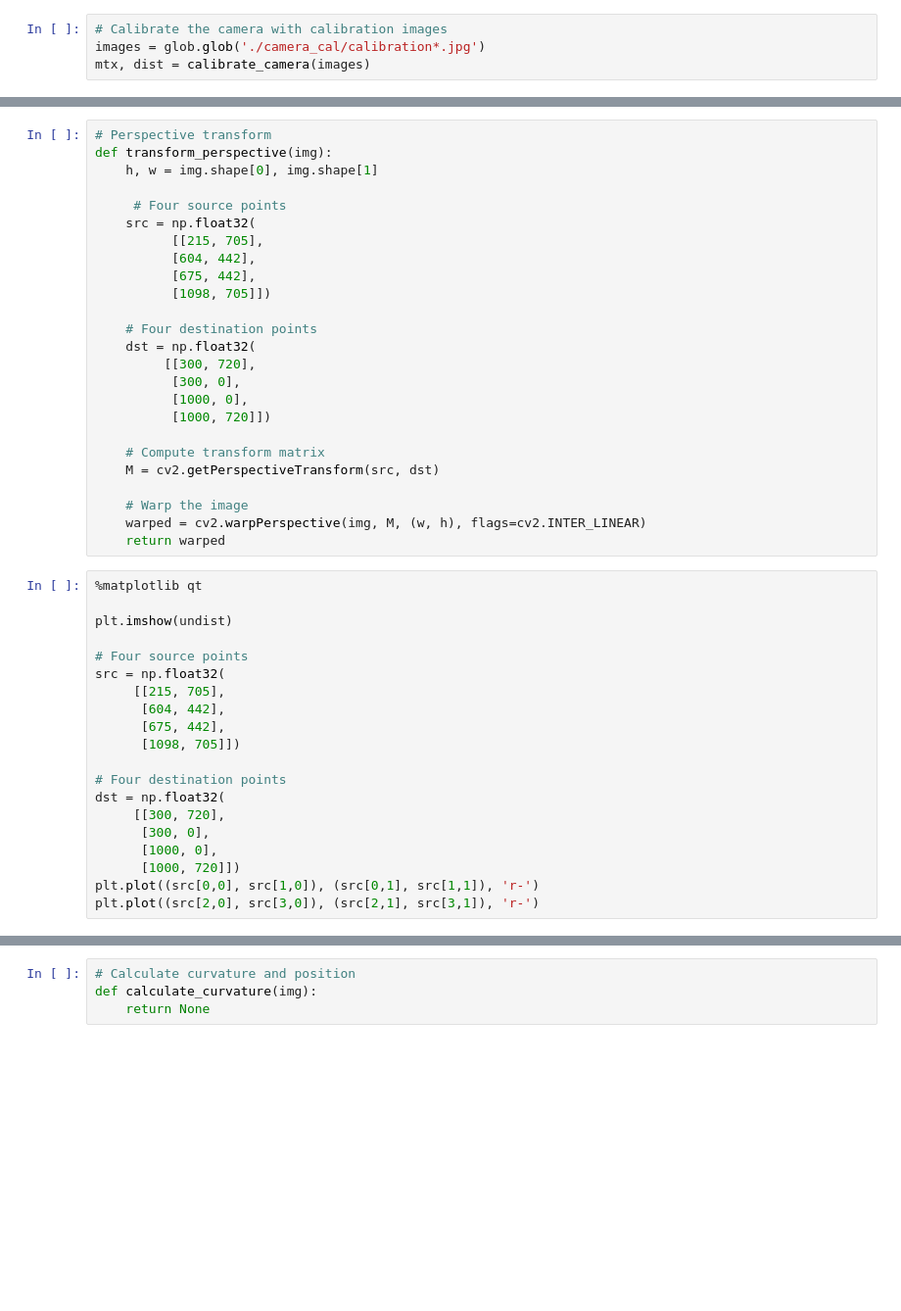
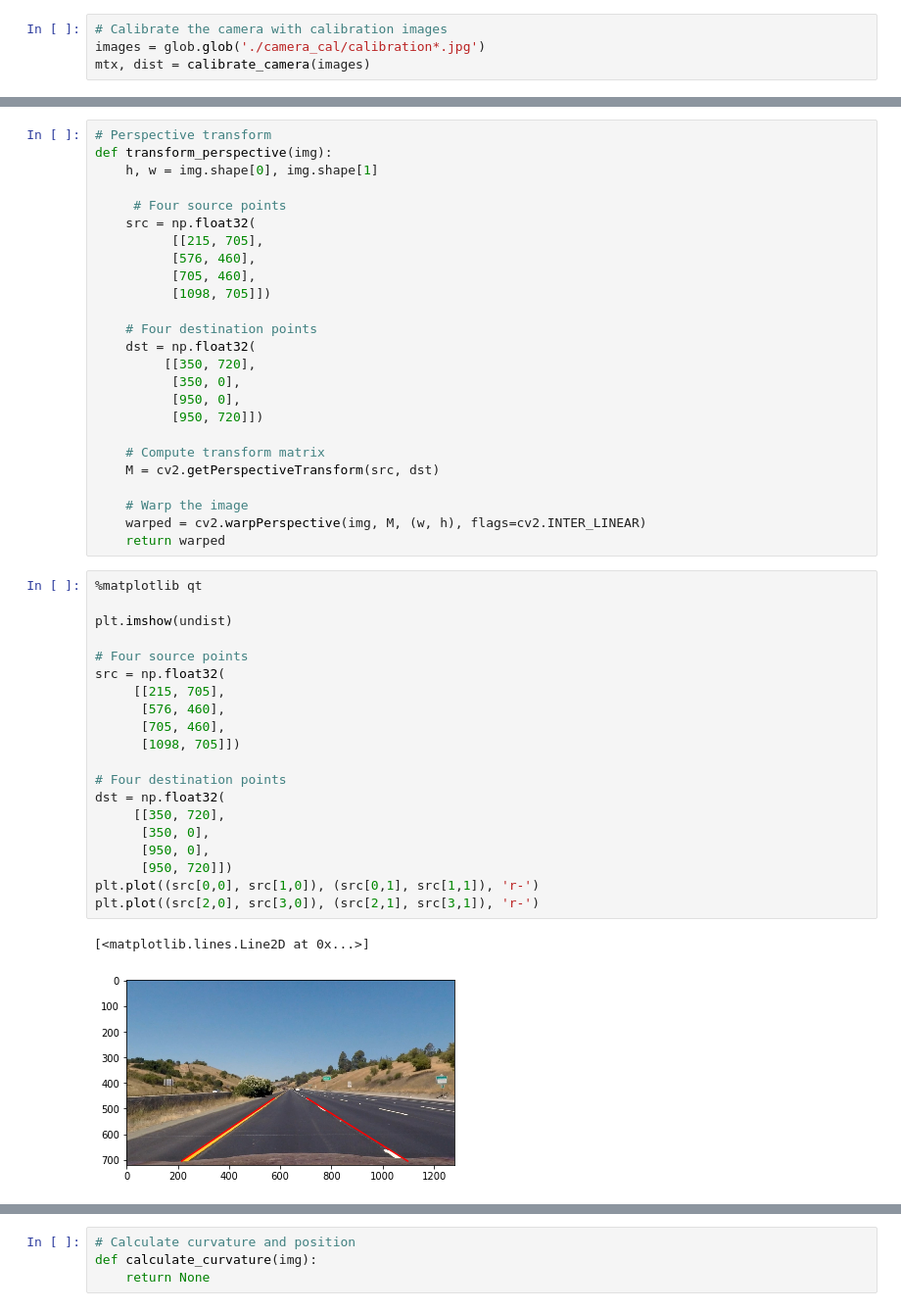
Before and after one commit to yuetingliu/CarND-Advanced-Lane-Lines-P4, a Jupyter notebook: Advanced-lane-line-finding.ipynb, the cells around one changed output, grey strips where cells are left out. Shown at 98% size. Drawn from its saved outputs; the diff is of its cells as text; blank space fills up the shorter version.

```diff
--- a/Advanced-lane-line-finding.ipynb
+++ b/Advanced-lane-line-finding.ipynb
@@ -110,16 +121,16 @@ def transform_perspective(img):
      # Four source points
     src = np.float32(
           [[215, 705],
-          [604, 442],
-          [675, 442],
+          [576, 460],
+          [705, 460],
           [1098, 705]])
 
     # Four destination points
     dst = np.float32(
-         [[300, 720],
-          [300, 0],
-          [1000, 0],
-          [1000, 720]])
+         [[350, 720],
+          [350, 0],
+          [950, 0],
+          [950, 720]])
 
     # Compute transform matrix
     M = cv2.getPerspectiveTransform(src, dst)
@@ -130,23 +141,26 @@ def transform_perspective(img):
 # %%
 %matplotlib qt
 
 plt.imshow(undist)
 
 # Four source points
 src = np.float32(
      [[215, 705],
-      [604, 442],
-      [675, 442],
+      [576, 460],
+      [705, 460],
       [1098, 705]])
 
 # Four destination points
 dst = np.float32(
-     [[300, 720],
-      [300, 0],
-      [1000, 0],
-      [1000, 720]])
+     [[350, 720],
+      [350, 0],
+      [950, 0],
+      [950, 720]])
 plt.plot((src[0,0], src[1,0]), (src[0,1], src[1,1]), 'r-')
 plt.plot((src[2,0], src[3,0]), (src[2,1], src[3,1]), 'r-')
+# %% [output]
+[<matplotlib.lines.Line2D at 0x...>]
+[figure, added]
 # %%
 %matplotlib inline
 
```
Also changed, not shown: parts of 10 cells of this notebook.
